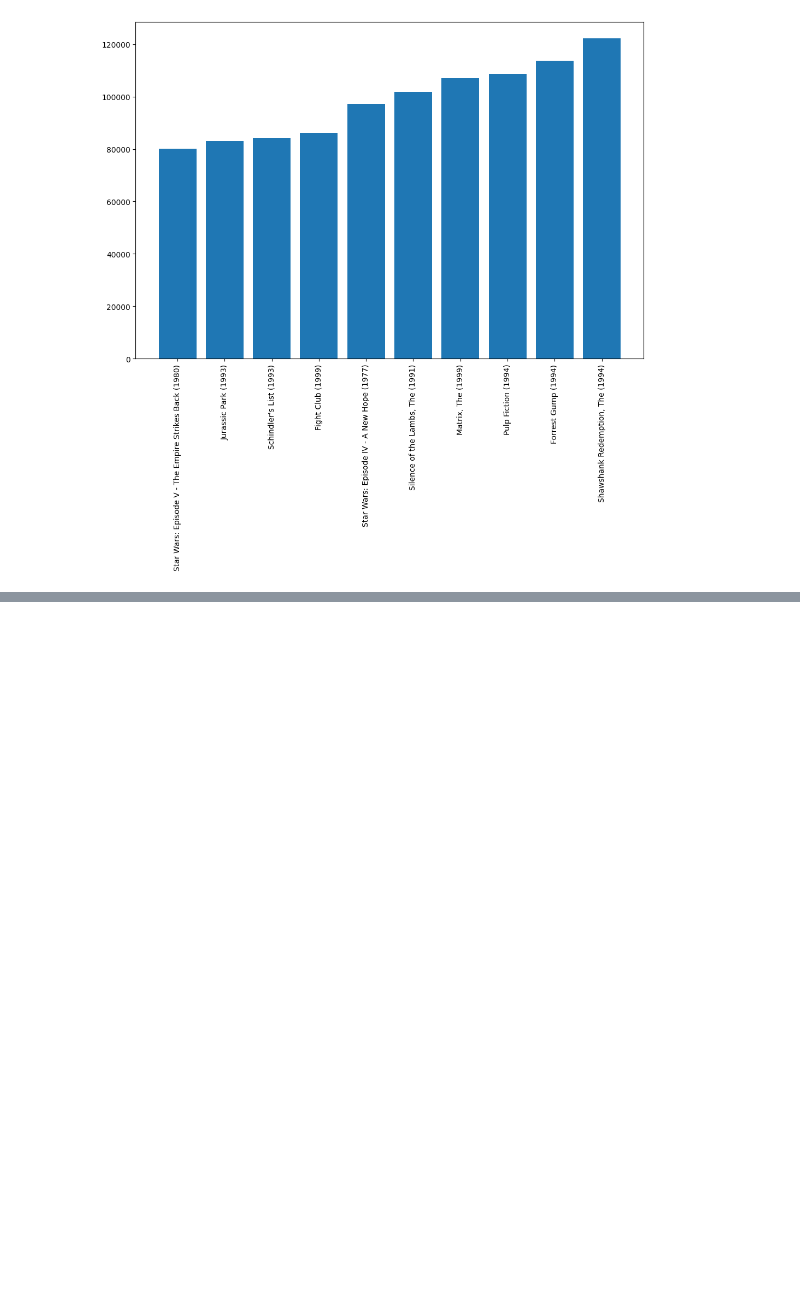
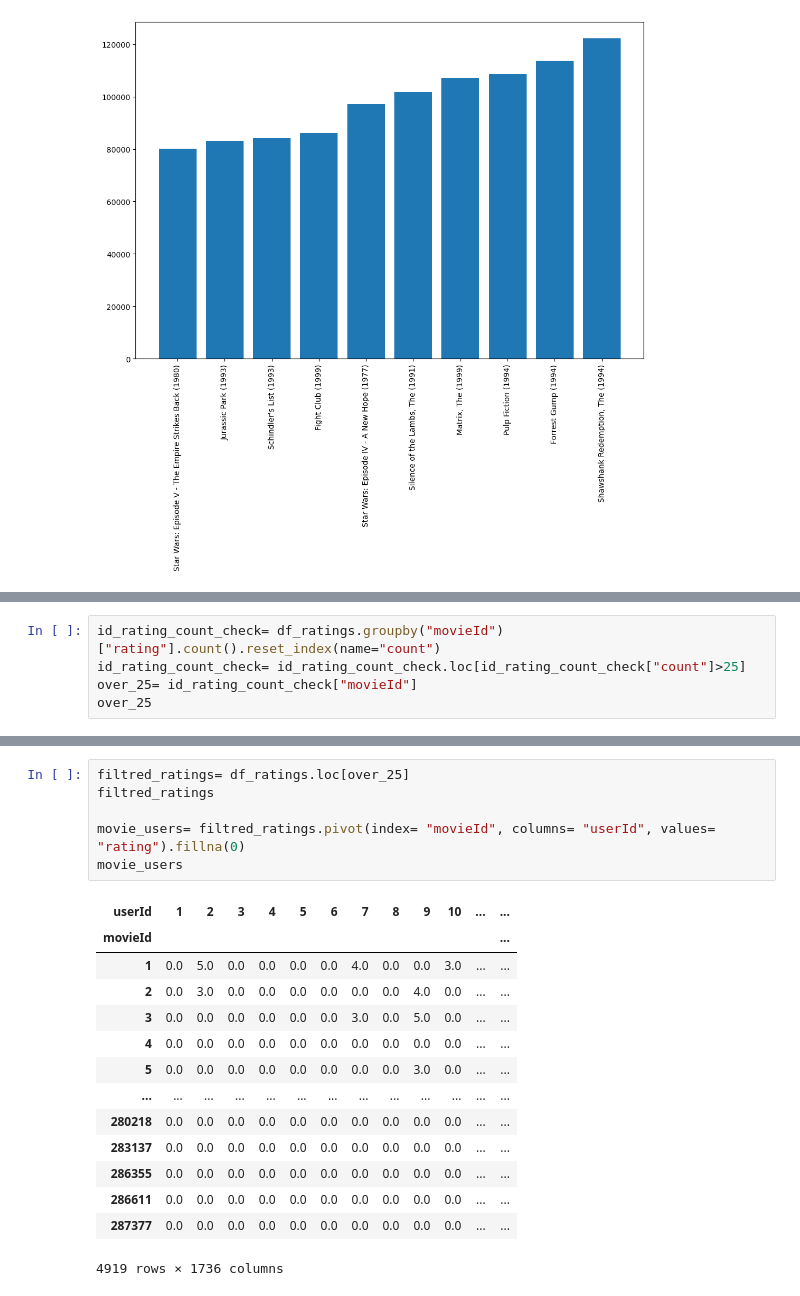
Before and after one commit to MiltonOberg/Artificial_Intelligence2-Milton-OPA23, a Jupyter notebook: Labb_1/labb_1.ipynb, the cells around one changed output, grey strips where cells are left out. Cells and saved outputs as stored; diff of their text form; blank space fills up the shorter version.

```diff
--- a/Labb_1/labb_1.ipynb
+++ b/Labb_1/labb_1.ipynb
@@ -397,0 +399,5 @@ plt.xticks(rotation= 90)
+# %%
+id_rating_count_check= df_ratings.groupby("movieId")["rating"].count().reset_index(name="count")
+id_rating_count_check= id_rating_count_check.loc[id_rating_count_check["count"]>25]
+over_25= id_rating_count_check["movieId"]
+over_25
@@ -397,0 +417,21 @@ plt.xticks(rotation= 90)
+# %%
+filtred_ratings= df_ratings.loc[over_25]
+filtred_ratings
+
+movie_users= filtred_ratings.pivot(index= "movieId", columns= "userId", values= "rating").fillna(0)
+movie_users
+# %% [output]
+| userId | 1 | 2 | 3 | 4 | 5 | 6 | 7 | 8 | 9 | 10 | ... | ... |
+| movieId |  |  |  |  |  |  |  |  |  |  |  | ... |
+| 1 | 0.0 | 5.0 | 0.0 | 0.0 | 0.0 | 0.0 | 4.0 | 0.0 | 0.0 | 3.0 | ... | ... |
+| 2 | 0.0 | 3.0 | 0.0 | 0.0 | 0.0 | 0.0 | 0.0 | 0.0 | 4.0 | 0.0 | ... | ... |
+| 3 | 0.0 | 0.0 | 0.0 | 0.0 | 0.0 | 0.0 | 3.0 | 0.0 | 5.0 | 0.0 | ... | ... |
+| 4 | 0.0 | 0.0 | 0.0 | 0.0 | 0.0 | 0.0 | 0.0 | 0.0 | 0.0 | 0.0 | ... | ... |
+| 5 | 0.0 | 0.0 | 0.0 | 0.0 | 0.0 | 0.0 | 0.0 | 0.0 | 3.0 | 0.0 | ... | ... |
+| ... | ... | ... | ... | ... | ... | ... | ... | ... | ... | ... | ... | ... |
+| 280218 | 0.0 | 0.0 | 0.0 | 0.0 | 0.0 | 0.0 | 0.0 | 0.0 | 0.0 | 0.0 | ... | ... |
+| 283137 | 0.0 | 0.0 | 0.0 | 0.0 | 0.0 | 0.0 | 0.0 | 0.0 | 0.0 | 0.0 | ... | ... |
+| 286355 | 0.0 | 0.0 | 0.0 | 0.0 | 0.0 | 0.0 | 0.0 | 0.0 | 0.0 | 0.0 | ... | ... |
+| 286611 | 0.0 | 0.0 | 0.0 | 0.0 | 0.0 | 0.0 | 0.0 | 0.0 | 0.0 | 0.0 | ... | ... |
+| 287377 | 0.0 | 0.0 | 0.0 | 0.0 | 0.0 | 0.0 | 0.0 | 0.0 | 0.0 | 0.0 | ... | ... |
+4919 rows × 1736 columns
```
Also changed, not shown: parts of 15 cells of this notebook.
